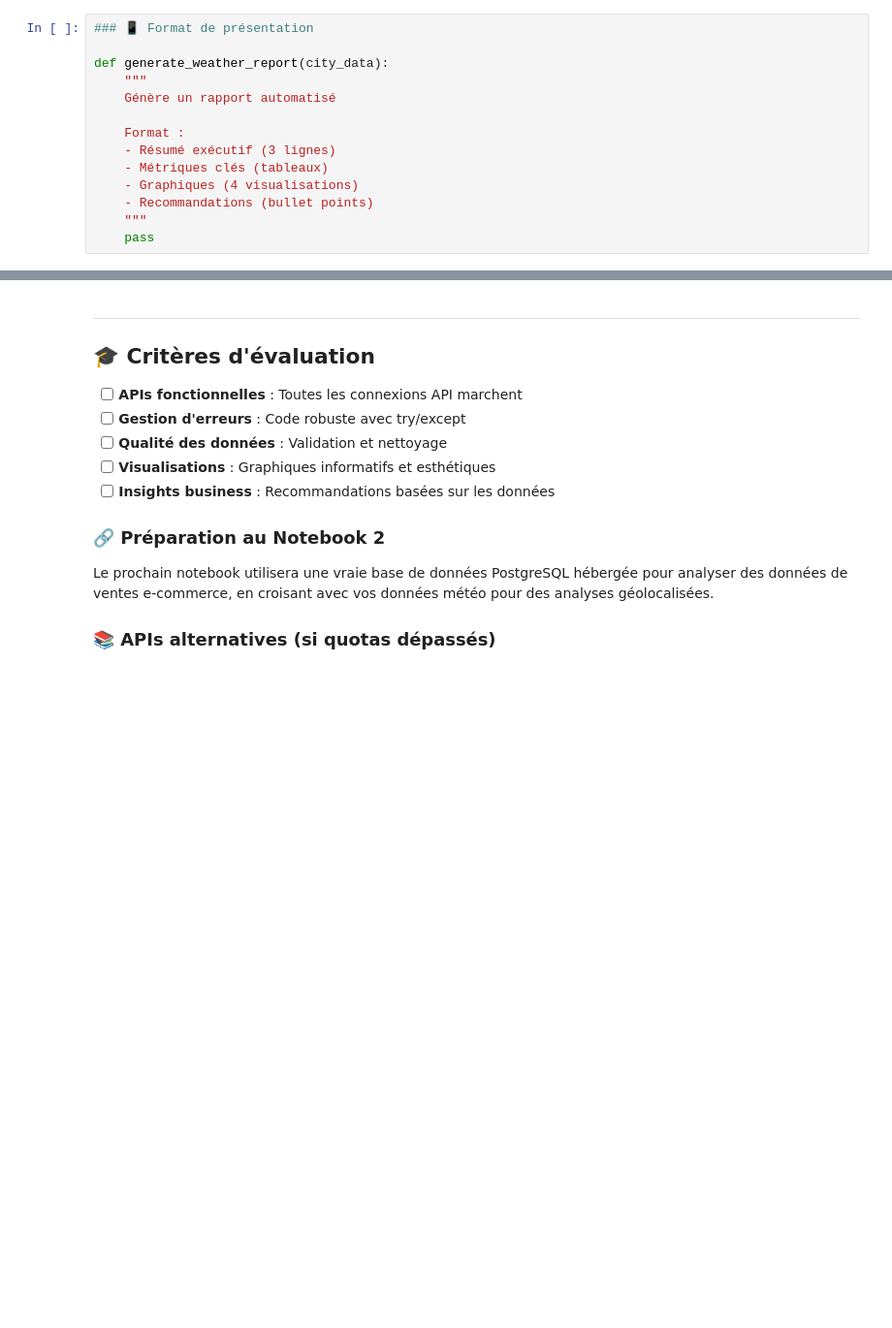
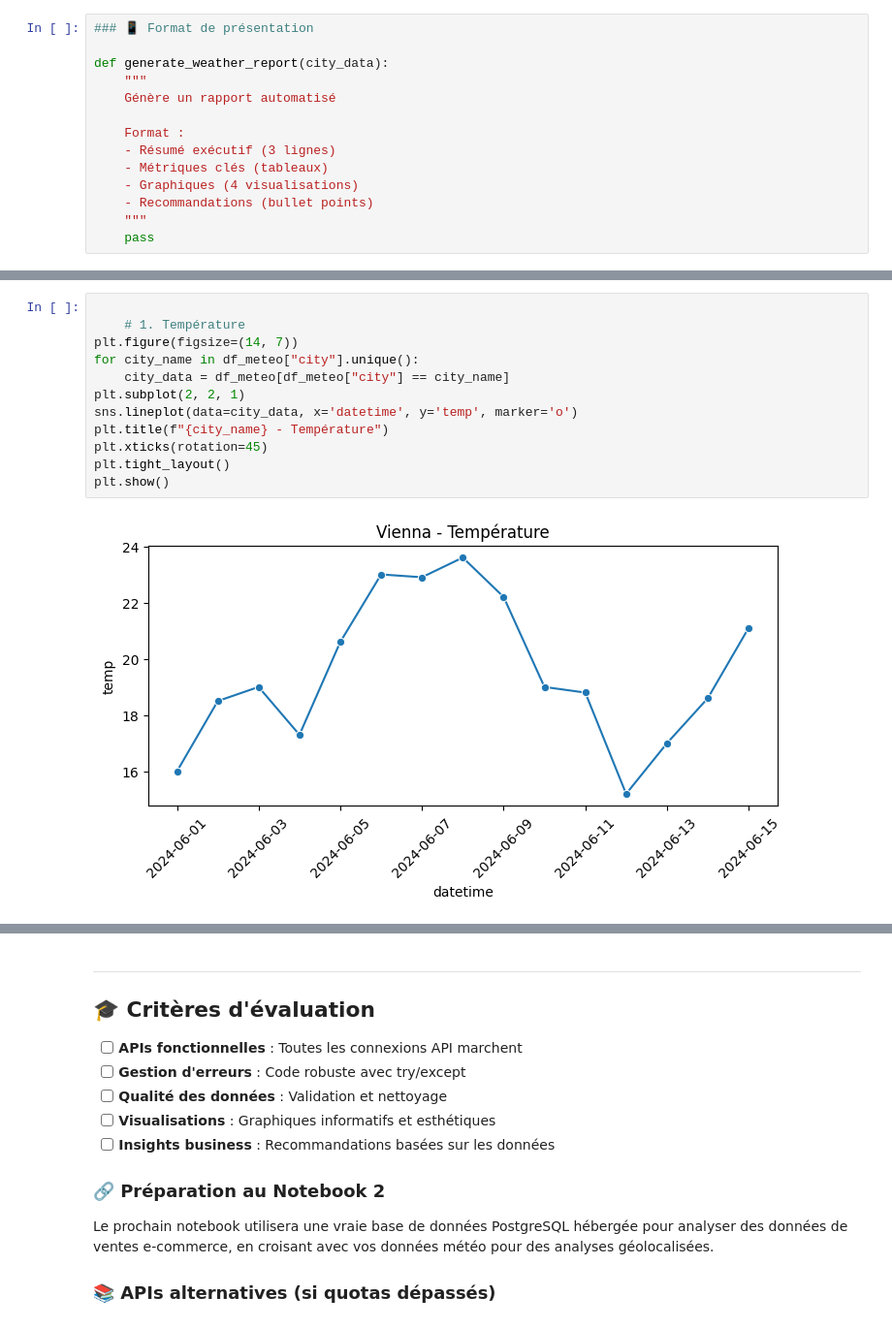
Before and after one commit to Chaima425/agriculture_intelligente, a Jupyter notebook: notebook-1-fondamentaux-python-pour-l-ia-68833fc599c7b162051230.ipynb, the cells around one changed output, grey strips where cells are left out. Shown at 97% size. Saved outputs shown, nothing was run; the diff lists cells and outputs as text; blank space fills up the shorter version.

```diff
--- a/notebook-1-fondamentaux-python-pour-l-ia-68833fc599c7b162051230.ipynb
+++ b/notebook-1-fondamentaux-python-pour-l-ia-68833fc599c7b162051230.ipynb
@@ -515,0 +541,14 @@ def generate_weather_report(city_data):
+# %%
+
+    # 1. Température
+plt.figure(figsize=(14, 7))
+for city_name in df_meteo["city"].unique():
+    city_data = df_meteo[df_meteo["city"] == city_name]
+plt.subplot(2, 2, 1)
+sns.lineplot(data=city_data, x='datetime', y='temp', marker='o')
+plt.title(f"{city_name} - Température")
+plt.xticks(rotation=45)
+plt.tight_layout()
+plt.show()
+# %% [output]
+[figure, added]
```
Also changed, not shown: parts of 5 cells of this notebook.
